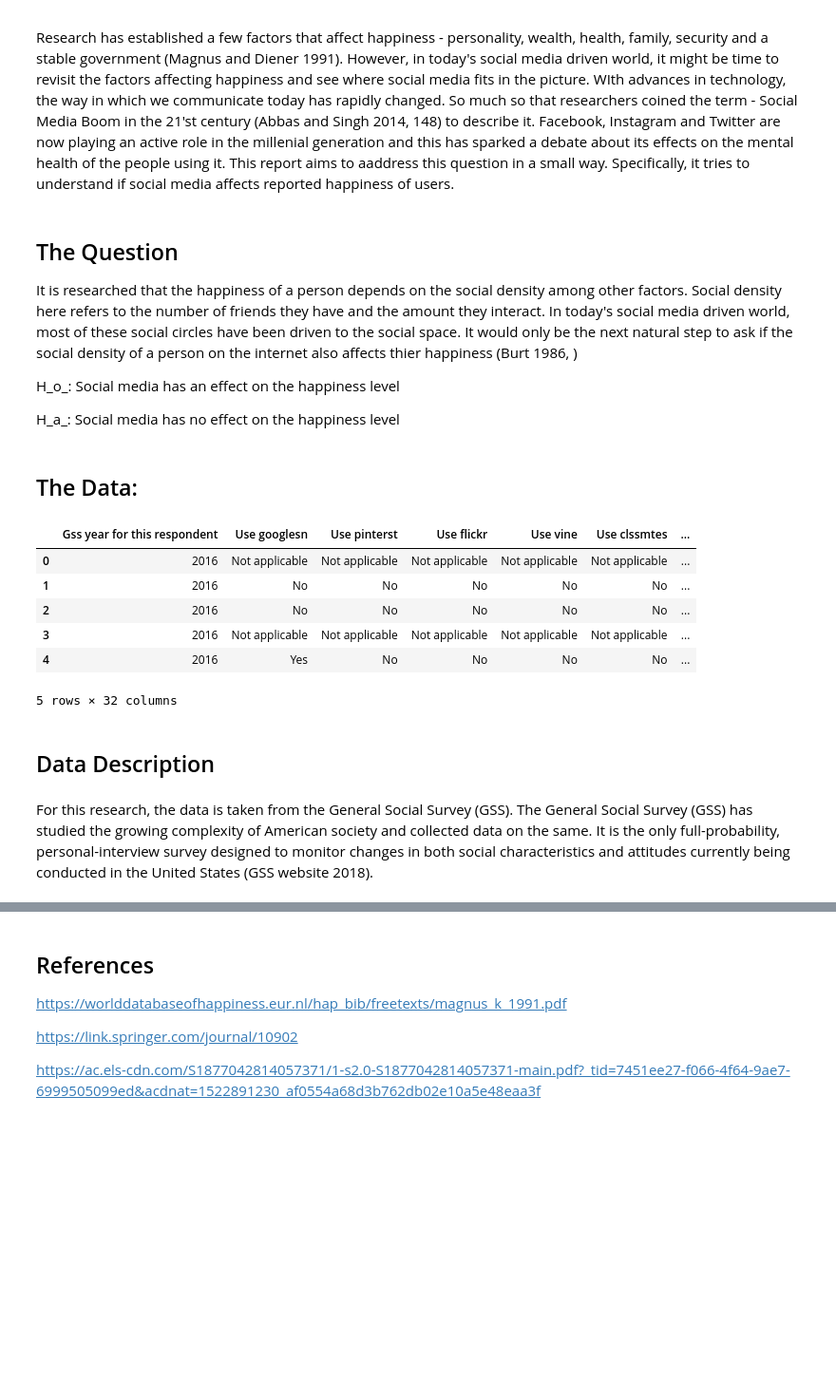
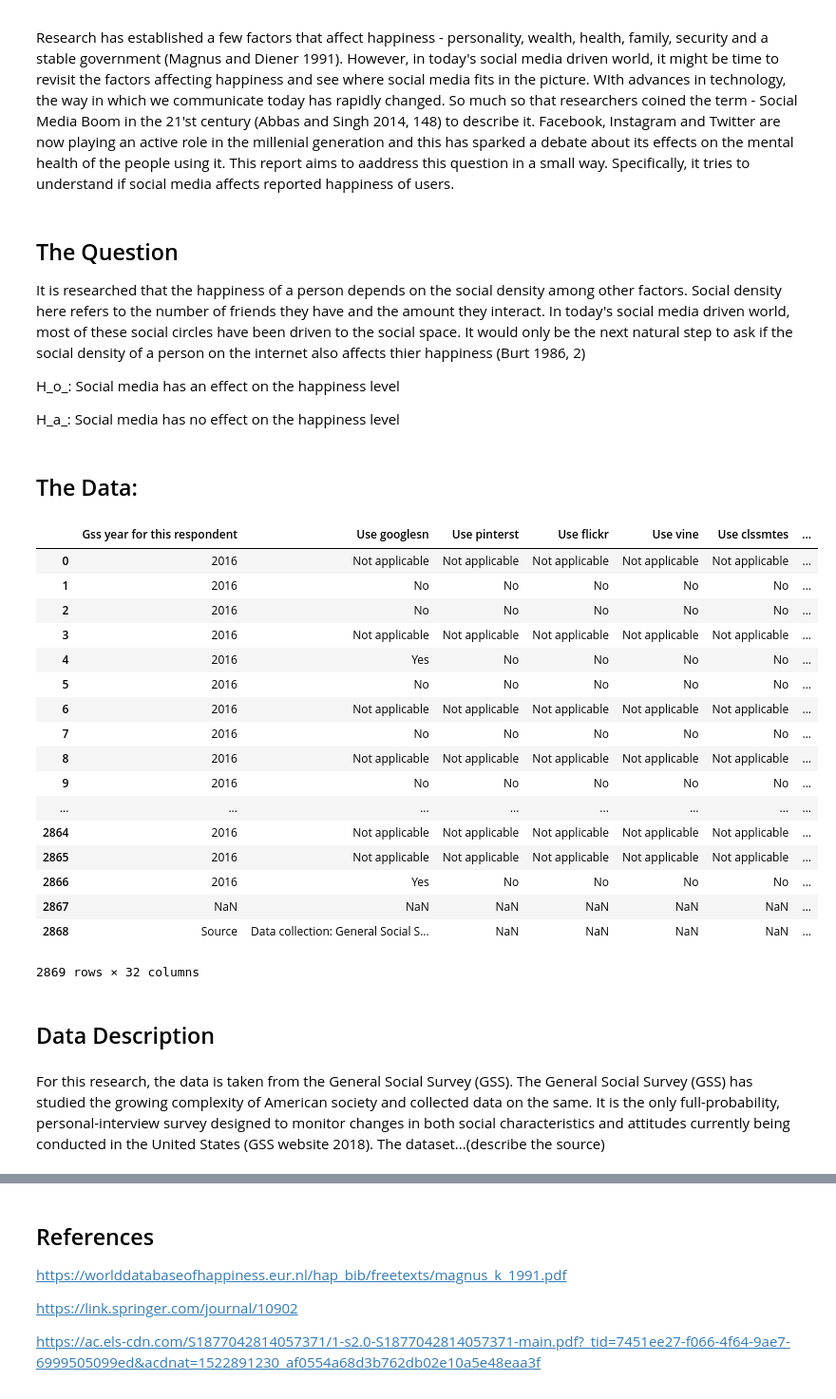
Before and after one commit to shrutirao94/pursuit-of-happiness, a Jupyter notebook: The Pursuit of Happiness.ipynb, the cells around one changed output, grey strips where cells are left out. Shown at 95% size. Saved outputs shown, nothing was run; the diff lists cells and outputs as text; code cells hidden in the pictures; blank space fills up the shorter version.

```diff
--- a/The Pursuit of Happiness.ipynb
+++ b/The Pursuit of Happiness.ipynb
@@ -7,7 +7,7 @@ Research has established a few factors that affect happiness - personality, weal
 # %% [markdown]
 ## The Question
 
-It is researched that the happiness of a person depends on the social density among other factors. Social density here refers to the number of friends they have and the amount they interact. In today's social media driven world, most of these social circles have been driven to the social space. It would only be the next natural step to ask if the social density of a person on the internet also affects thier happiness (Burt 1986, )
+It is researched that the happiness of a person depends on the social density among other factors. Social density here refers to the number of friends they have and the amount they interact. In today's social media driven world, most of these social circles have been driven to the social space. It would only be the next natural step to ask if the social density of a person on the internet also affects thier happiness (Burt 1986, 2)
 
 H_o_: Social media has an effect on the happiness level
 
@@ -20,15 +22,26 @@ import numpy as np
 # %%
 data = pd.read_csv('data.csv')
-data.head()
+data
 # %% [output]
 |  | Gss year for this respondent | Use googlesn | Use pinterst | Use flickr | Use vine | Use clssmtes | ... |
 | 0 | 2016 | Not applicable | Not applicable | Not applicable | Not applicable | Not applicable | ... |
 | 1 | 2016 | No | No | No | No | No | ... |
 | 2 | 2016 | No | No | No | No | No | ... |
 | 3 | 2016 | Not applicable | Not applicable | Not applicable | Not applicable | Not applicable | ... |
 | 4 | 2016 | Yes | No | No | No | No | ... |
+| 5 | 2016 | No | No | No | No | No | ... |
+| 6 | 2016 | Not applicable | Not applicable | Not applicable | Not applicable | Not applicable | ... |
+| 7 | 2016 | No | No | No | No | No | ... |
+| 8 | 2016 | Not applicable | Not applicable | Not applicable | Not applicable | Not applicable | ... |
+| 9 | 2016 | No | No | No | No | No | ... |
+| ... | ... | ... | ... | ... | ... | ... | ... |
+| 2864 | 2016 | Not applicable | Not applicable | Not applicable | Not applicable | Not applicable | ... |
+| 2865 | 2016 | Not applicable | Not applicable | Not applicable | Not applicable | Not applicable | ... |
+| 2866 | 2016 | Yes | No | No | No | No | ... |
+| 2867 | NaN | NaN | NaN | NaN | NaN | NaN | ... |
+| 2868 | Source | Data collection: General Social S... | NaN | NaN | NaN | NaN | ... |
-5 rows × 32 columns
+2869 rows × 32 columns
 # %% [markdown]
 ## Data Description
 # %% [markdown]
-For this research, the data is taken from the General Social Survey (GSS). The General Social Survey (GSS) has studied the growing complexity of American society and collected data on the same. It is the only full-probability, personal-interview survey designed to monitor changes in both social characteristics and attitudes currently being conducted in the United States (GSS website 2018).
+For this research, the data is taken from the General Social Survey (GSS). The General Social Survey (GSS) has studied the growing complexity of American society and collected data on the same. It is the only full-probability, personal-interview survey designed to monitor changes in both social characteristics and attitudes currently being conducted in the United States (GSS website 2018). The dataset...(describe the source)
```
Also changed, not shown: parts of 7 cells of this notebook.
